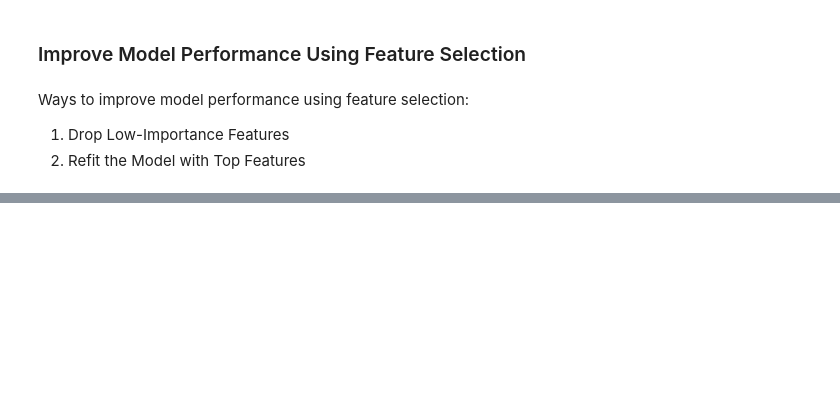
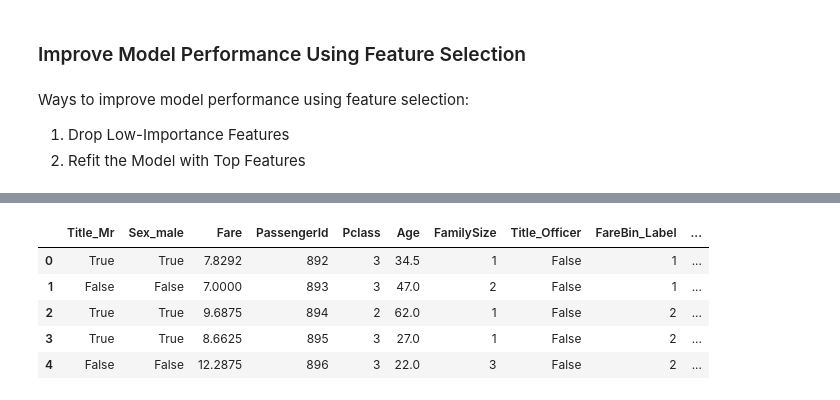
Before and after one commit to nazmul-nil/titanic-survivor, a Jupyter notebook: notebooks/titanic-survival-random-forest-model.ipynb, the cells around one changed output, grey strips where cells are left out. Cells and saved outputs as stored; diff of their text form; code cells hidden in the pictures; blank space fills up the shorter version.

```diff
--- a/notebooks/titanic-survival-random-forest-model.ipynb
+++ b/notebooks/titanic-survival-random-forest-model.ipynb
@@ -260,0 +284,2 @@ Accuracy after feature selection: 0.8492
+# %%
+test_data = test_data.drop(columns=['Name', 'Ticket'], axis=1)
@@ -260,0 +306,13 @@ Accuracy after feature selection: 0.8492
+# %%
+test_data_selected_features = test_data[['Title_Mr', 'Sex_male', 'Fare', 'PassengerId', 'Pclass', 'Age',
+       'FamilySize', 'Title_Officer', 'FareBin_Label', 'Embarked_S', 'SibSp',
+       'AgeBin_Label']]
+
+test_data_selected_features.head()
+# %% [output]
+|  | Title_Mr | Sex_male | Fare | PassengerId | Pclass | Age | FamilySize | Title_Officer | FareBin_Label | ... |
+| 0 | True | True | 7.8292 | 892 | 3 | 34.5 | 1 | False | 1 | ... |
+| 1 | False | False | 7.0000 | 893 | 3 | 47.0 | 2 | False | 1 | ... |
+| 2 | True | True | 9.6875 | 894 | 2 | 62.0 | 1 | False | 2 | ... |
+| 3 | True | True | 8.6625 | 895 | 3 | 27.0 | 1 | False | 2 | ... |
+| 4 | False | False | 12.2875 | 896 | 3 | 22.0 | 3 | False | 2 | ... |
```
Also changed, not shown: parts of 24 cells of this notebook, 5 other files.
